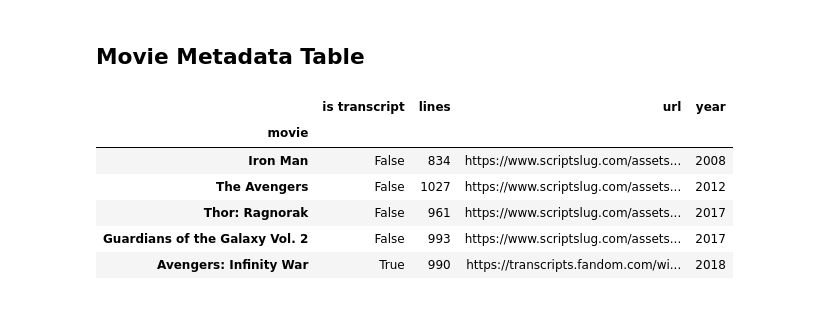
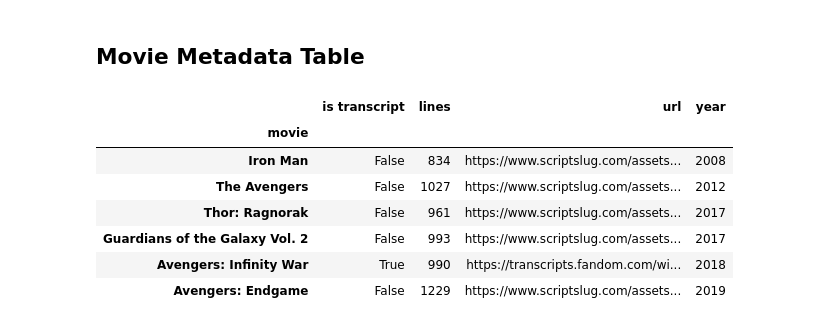
Before and after one commit to prestondunton/marvel-dialogue-nlp, a Jupyter notebook: data/MCU.ipynb, the cells around one changed output. Drawn from its saved outputs; the diff is of its cells as text; code cells hidden in the pictures.

```diff
--- a/data/MCU.ipynb
+++ b/data/MCU.ipynb
@@ -15,7 +15,7 @@ infinity_war = pd.read_csv("./cleaned/infinity_war.csv")
 # %% [markdown]
 ## Adding a Movie Column
 # %%
-avengers_endgame["movie"] = "Avengers Endgame"
+avengers_endgame["movie"] = "Avengers: Endgame"
 avengers["movie"] = "The Avengers"
 ragnorak["movie"] = "Thor: Ragnarok"
 iron_man["movie"] = "Iron Man"
@@ -187,28 +187,29 @@ combined.head()
 # %%
 movies = pd.DataFrame()
 
-movies = movies.append(pd.Series({"movie": "Avengers Endgame", "year": 2019, "is transcript": False, "lines": avengers_endgame.shape[0], "url": "https://www.scriptslug.com/assets/uploads/scripts/avengers-endgame-2019.pdf"}), ignore_index=True)
+movies = movies.append(pd.Series({"movie": "Avengers: Endgame", "year": 2019, "is transcript": False, "lines": avengers_endgame.shape[0], "url": "https://www.scriptslug.com/assets/uploads/scripts/avengers-endgame-2019.pdf"}), ignore_index=True)
 movies = movies.append(pd.Series({"movie": "The Avengers", "year": 2012, "is transcript": False, "lines": avengers.shape[0], "url": "https://www.scriptslug.com/assets/uploads/scripts/the-avengers-2012.pdf"}), ignore_index=True)
 movies = movies.append(pd.Series({"movie": "Thor: Ragnorak", "year": 2017, "is transcript": False, "lines": ragnorak.shape[0], "url" : "https://www.scriptslug.com/assets/uploads/scripts/thor-ragnorak-2017.pdf"}), ignore_index=True)
 movies = movies.append(pd.Series({"movie": "Iron Man", "year": 2008, "is transcript": False, "lines": iron_man.shape[0], "url": "https://www.scriptslug.com/assets/uploads/scripts/iron-man-2008.pdf"}), ignore_index=True)
 movies = movies.append(pd.Series({"movie": "Guardians of the Galaxy Vol. 2", "year": 2017, "is transcript": False, "lines": guardians2.shape[0], "url" : "https://www.scriptslug.com/assets/uploads/scripts/guardians-of-the-galaxy-vol-2-2017.pdf"}), ignore_index=True)
 movies = movies.append(pd.Series({"movie": "Avengers: Infinity War", "year": 2018, "is transcript": True, "lines": infinity_war.shape[0], "url" : "https://transcripts.fandom.com/wiki/Avengers:_Infinity_War"}), ignore_index=True)
 
 movies.set_index('movie', inplace=True)
 movies["is transcript"] = movies['is transcript'].astype('boolean', copy=False)
 movies["lines"] = movies['lines'].astype('int64', copy=False)
 movies["year"] = movies['year'].astype('int64', copy=False)
 
 movies.sort_values(by="year", inplace=True)
 
 movies.to_csv("./movies.csv")
 
-movies.head()
+movies
 # %% [output]
 |  | is transcript | lines | url | year |
 | movie |  |  |  |  |
 | Iron Man | False | 834 | https://www.scriptslug.com/assets... | 2008 |
 | The Avengers | False | 1027 | https://www.scriptslug.com/assets... | 2012 |
 | Thor: Ragnorak | False | 961 | https://www.scriptslug.com/assets... | 2017 |
 | Guardians of the Galaxy Vol. 2 | False | 993 | https://www.scriptslug.com/assets... | 2017 |
 | Avengers: Infinity War | True | 990 | https://transcripts.fandom.com/wi... | 2018 |
+| Avengers: Endgame | False | 1229 | https://www.scriptslug.com/assets... | 2019 |
```
Also changed, not shown: parts of 3 cells of this notebook, 3 other files.
